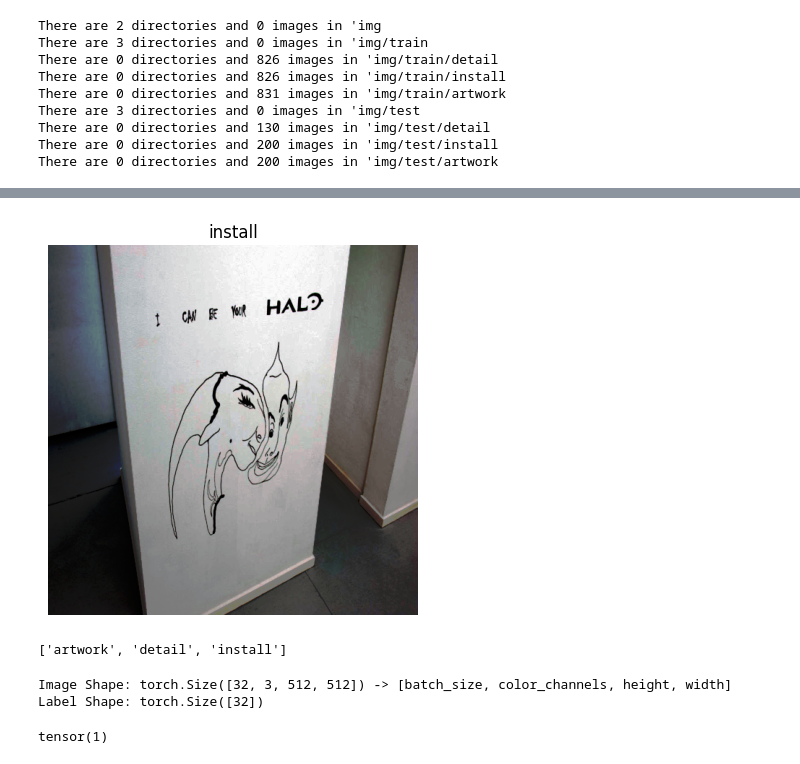
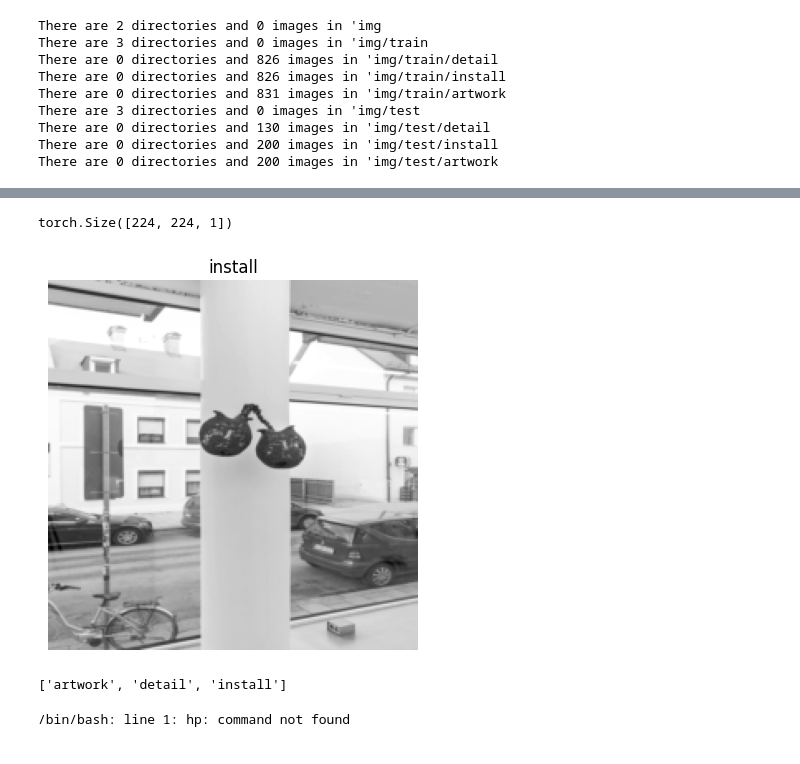
Before and after one commit to Chunt0/puttyU, a Jupyter notebook: Diffusion/FineTuning1/fake_gallery/art_classifier/art_classifier.ipynb, the cells around one changed output, grey strips where cells are left out. Drawn from its saved outputs; the diff is of its cells as text; code cells hidden in the pictures.

```diff
--- a/Diffusion/FineTuning1/fake_gallery/art_classifier/art_classifier.ipynb
+++ b/Diffusion/FineTuning1/fake_gallery/art_classifier/art_classifier.ipynb
@@ -61,29 +93,33 @@ Random image width: 1200
 # %%
 # Let's create a transform for our data to try to regularize it
 # We will need to resize, do some random flipping, and cast it to a tensor
 import matplotlib.pyplot as plt
 from torch.utils.data import DataLoader
 from torchvision import transforms, datasets
 
 # We are choosing 512x512 now, this might need to be scaled depending on GPU demands
 train_transform = transforms.Compose([
-    transforms.Resize(size=(512,512)),
-    transforms.TrivialAugmentWide(num_magnitude_bins=31),
+    transforms.Grayscale(),
+    transforms.Resize(size=(224,224)),
+    transforms.RandomHorizontalFlip(p=0.5),
     transforms.ToTensor()
 ])
 
 test_transform = transforms.Compose([
-    transforms.Resize(size=(512,512)),
+    transforms.Grayscale(),
+    transforms.Resize(size=(224,224)),
     transforms.ToTensor()
 ])
 
 tensor_img = train_transform(img)
 tensor_img_permute = tensor_img.permute(1,2,0)
+print(tensor_img_permute.shape)
 plt.title(image_class)
 plt.axis("off")
-plt.imshow(tensor_img_permute);
+plt.imshow(tensor_img_permute, cmap="gray");
 # %% [output]
+torch.Size([224, 224, 1])
-[figure, old version]
+[figure, new version]
 # %%
 # Load data to a custom dataset - ImageFolder style
 
@@ -112,12 +148,19 @@ test_dl = DataLoader(dataset=test_data,
                       num_workers=os.cpu_count(),
                       shuffle=True)
 # %%
-img, label = next(iter(train_dl))
+#img, label = next(iter(train_dl))
 
-print(f"Image Shape: {img.shape} -> [batch_size, color_channels, height, width]")
-print(f"Label Shape: {label.shape}")
-label[0]
+#print(f"Image Shape: {img.shape} -> [batch_size, color_channels, height, width]")
+#print(f"Label Shape: {label.shape}")
+#label[0]
-# %% [output]
-Image Shape: torch.Size([32, 3, 512, 512]) -> [batch_size, color_channels, height, width]
-Label Shape: torch.Size([32])
-tensor(1)
+# %%
+# Time to construct the first iteration of the CNN
+# After some thought I'm going to us the VGG version B network architecture to start
+
+# Start by building a double conv-maxpool block
+class DoubleConv(nn.Module):
+    def __init__(self, in_channels, hidden_features, out_channels):
+        super().__init__()
+        self.doubleconv =
+# %% [output]
+/bin/bash: line 1: hp: command not found
```
Also changed, not shown: parts of 3 cells of this notebook.
